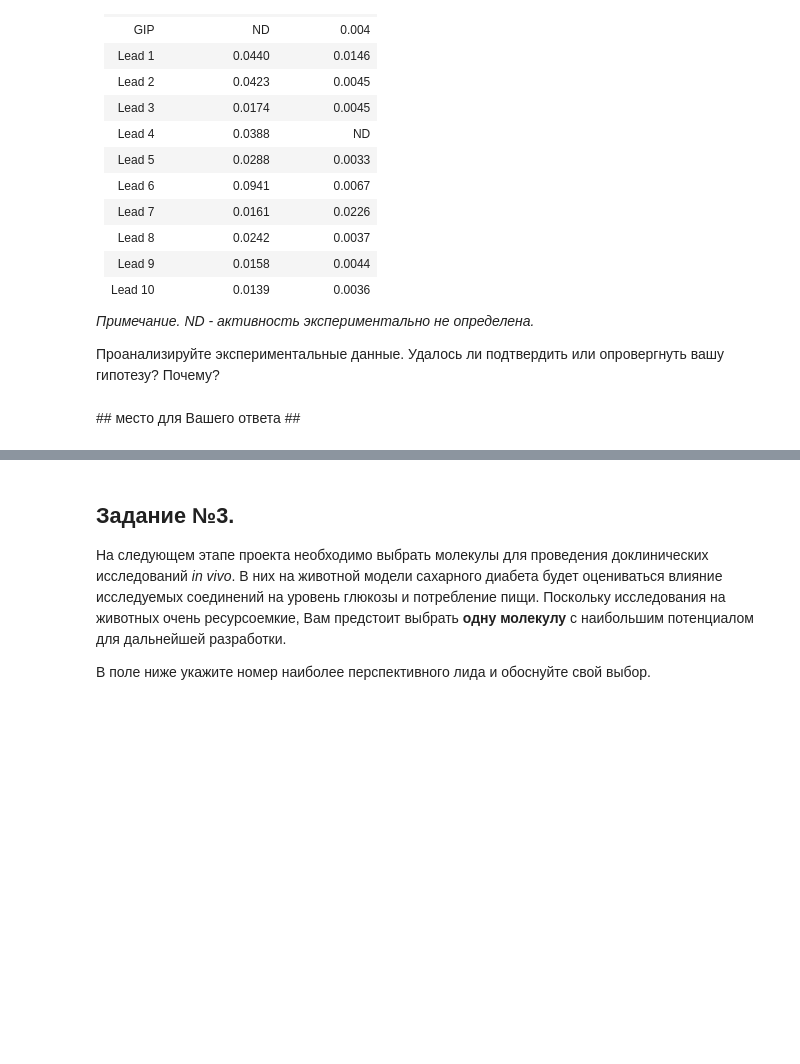
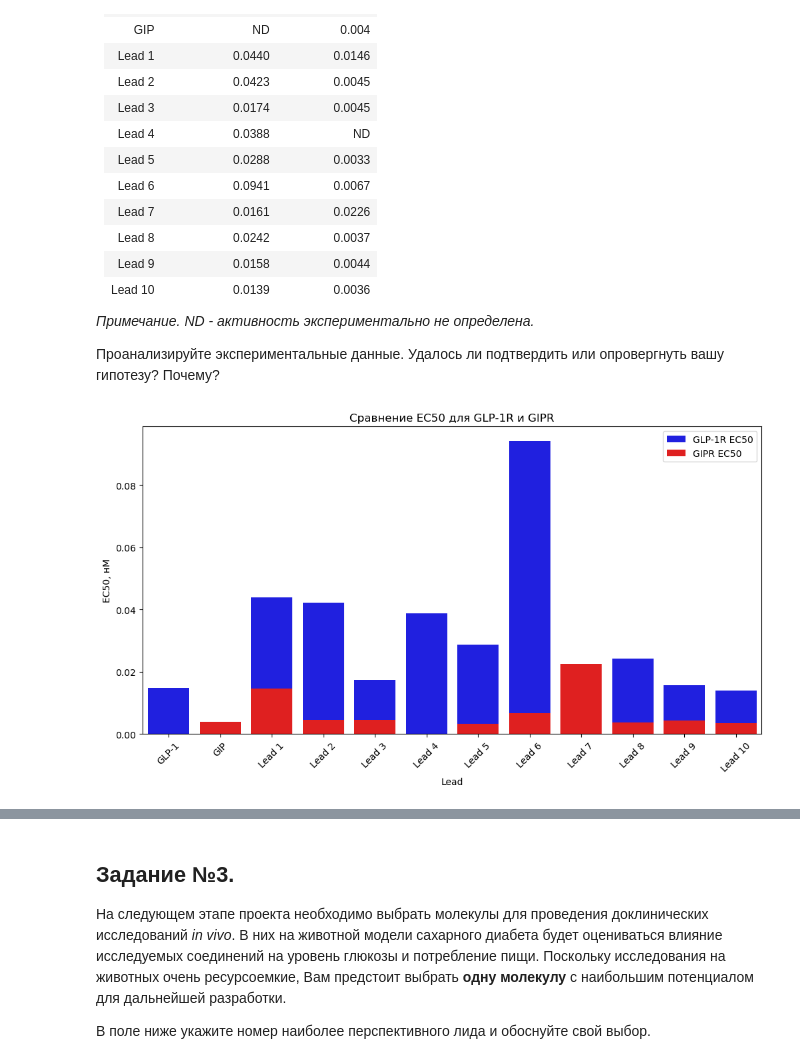
Before and after one commit to SergeiNikolenko/geropharm-test_case, a Jupyter notebook: test_task_2024.ipynb, the cells around one changed output, grey strips where cells are left out. Drawn from its saved outputs; the diff is of its cells as text; code cells hidden in the pictures; blank space fills up the shorter version.

```diff
--- a/test_task_2024.ipynb
+++ b/test_task_2024.ipynb
@@ -116,5 +183,24 @@ display(df)
 *Примечание. ND - активность экспериментально не определена.*
 
 Проанализируйте экспериментальные данные. Удалось ли подтвердить или опровергнуть вашу гипотезу? Почему?
-# %% [markdown]
-\## место для Вашего ответа ##
+# %%
+import numpy as np
+
+experimental_results = pd.DataFrame({
+    'Lead': ['GLP-1', 'GIP', 'Lead 1', 'Lead 2', 'Lead 3', 'Lead 4', 'Lead 5', 'Lead 6', 'Lead 7', 'Lead 8', 'Lead 9', 'Lead 10'],
+    'GLP-1R EC50, нМ': [0.0148, np.nan, 0.0440, 0.0423, 0.0174, 0.0388, 0.0288, 0.0941, 0.0161, 0.0242, 0.0158, 0.0139],
+    'GIPR EC50, нМ': [np.nan, 0.004, 0.0146, 0.0045, 0.0045, np.nan, 0.0033, 0.0067, 0.0226, 0.0037, 0.0044, 0.0036]
+})
+
+combined_df = pd.merge(df, experimental_results, on='Lead', how='left')
+
+plt.figure(figsize=(12, 6))
+sns.barplot(x='Lead', y='GLP-1R EC50, нМ', data=experimental_results, color='blue', label='GLP-1R EC50')
+sns.barplot(x='Lead', y='GIPR EC50, нМ', data=experimental_results, color='red', label='GIPR EC50')
+plt.title('Сравнение EC50 для GLP-1R и GIPR')
+plt.xticks(rotation=45)
+plt.ylabel('EC50, нМ')
+plt.legend()
+plt.show()
+# %% [output]
+[figure, added]
```
Also changed, not shown: parts of 17 cells of this notebook, 16 other files.
